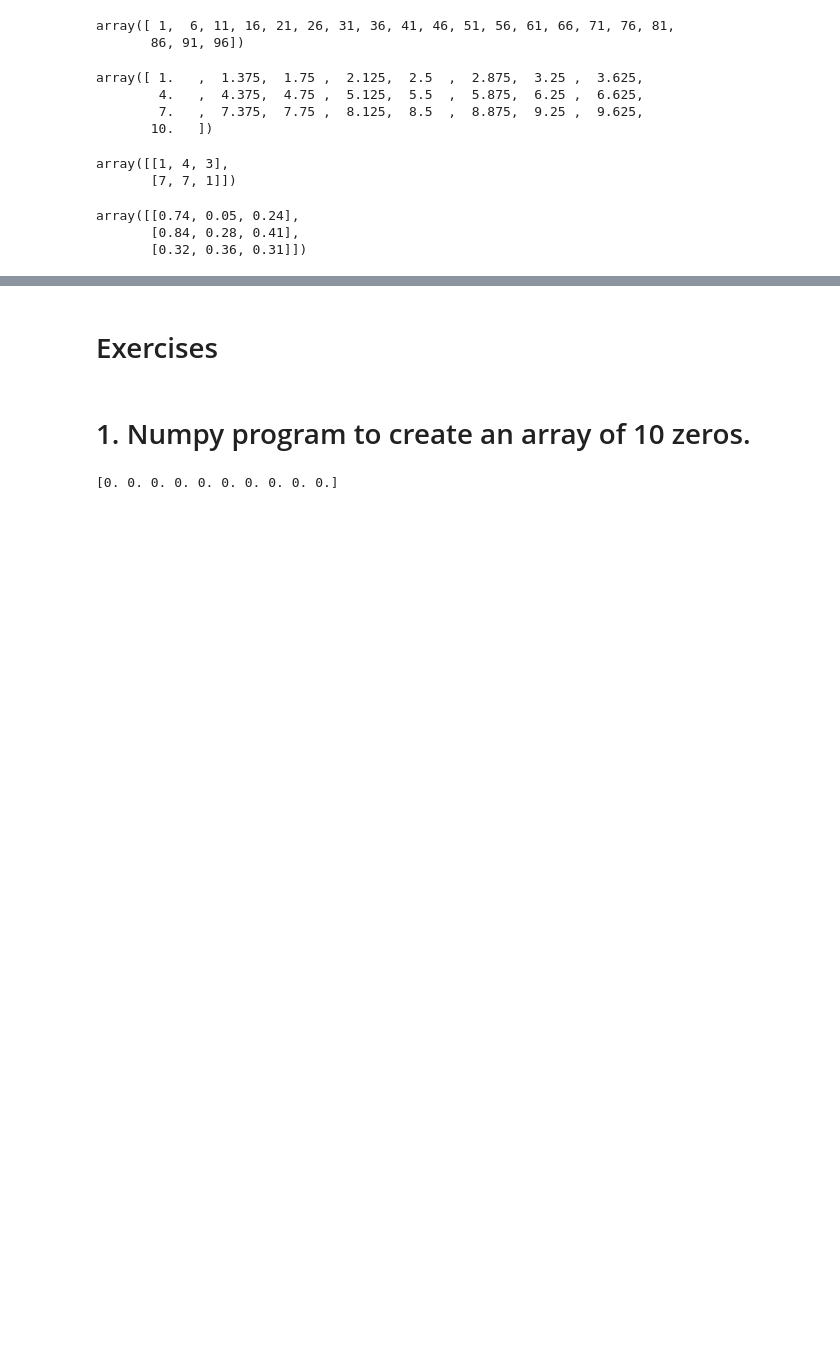
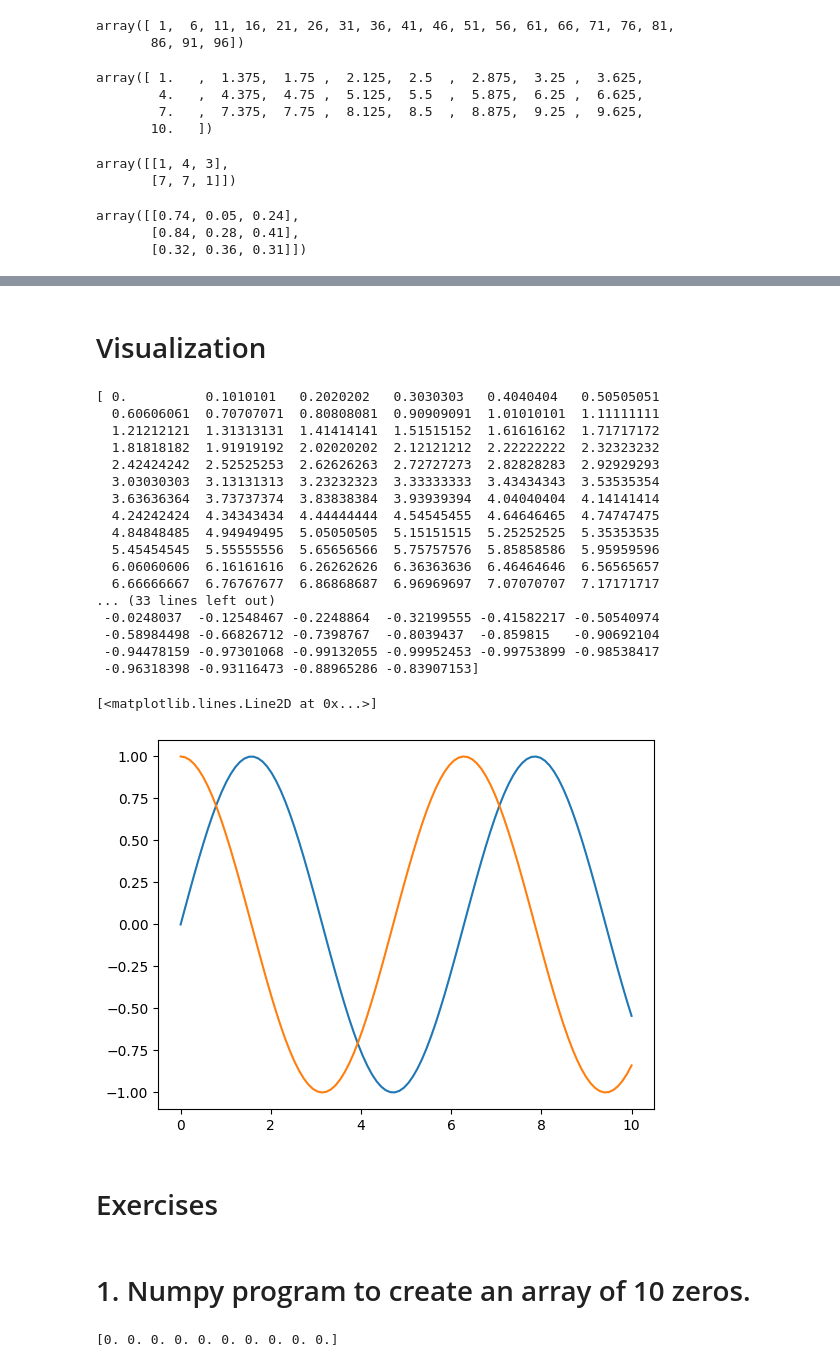
Before and after one commit to Vanshaj14Mohan/Python-data-science, a Jupyter notebook: data_analysis/numpy.ipynb, the cells around one changed output, grey strips where cells are left out. Saved outputs shown, nothing was run; the diff lists cells and outputs as text; code cells hidden in the pictures; blank space fills up the shorter version.

```diff
--- a/data_analysis/numpy.ipynb
+++ b/data_analysis/numpy.ipynb
@@ -69,0 +163,2 @@ array([[0.74, 0.05, 0.24],
+# %% [markdown]
+# Visualization
@@ -70,3 +167,30 @@ array([[0.74, 0.05, 0.24],
+# %%
+x = np.linspace(0, 10, 100)
+y = np.sin(x)
+z = np.cos(x)
+print(x, y, z)
+plt.plot(x,y)
+plt.plot(x,z)
+# %% [output]
+[ 0.          0.1010101   0.2020202   0.3030303   0.4040404   0.50505051
+  0.60606061  0.70707071  0.80808081  0.90909091  1.01010101  1.11111111
+  1.21212121  1.31313131  1.41414141  1.51515152  1.61616162  1.71717172
+  1.81818182  1.91919192  2.02020202  2.12121212  2.22222222  2.32323232
+  2.42424242  2.52525253  2.62626263  2.72727273  2.82828283  2.92929293
+  3.03030303  3.13131313  3.23232323  3.33333333  3.43434343  3.53535354
+  3.63636364  3.73737374  3.83838384  3.93939394  4.04040404  4.14141414
+  4.24242424  4.34343434  4.44444444  4.54545455  4.64646465  4.74747475
+  4.84848485  4.94949495  5.05050505  5.15151515  5.25252525  5.35353535
+  5.45454545  5.55555556  5.65656566  5.75757576  5.85858586  5.95959596
+  6.06060606  6.16161616  6.26262626  6.36363636  6.46464646  6.56565657
+  6.66666667  6.76767677  6.86868687  6.96969697  7.07070707  7.17171717
+... (33 lines left out)
+ -0.0248037  -0.12548467 -0.2248864  -0.32199555 -0.41582217 -0.50540974
+ -0.58984498 -0.66826712 -0.7398767  -0.8039437  -0.859815   -0.90692104
+ -0.94478159 -0.97301068 -0.99132055 -0.99952453 -0.99753899 -0.98538417
+ -0.96318398 -0.93116473 -0.88965286 -0.83907153]
+[<matplotlib.lines.Line2D at 0x...>]
+[figure, added]
 # %% [markdown]
 # Exercises
 # %% [markdown]
```
Also changed, not shown: parts of 11 cells of this notebook.
